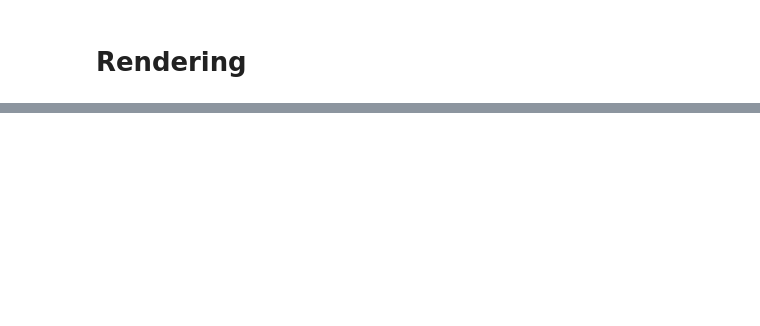
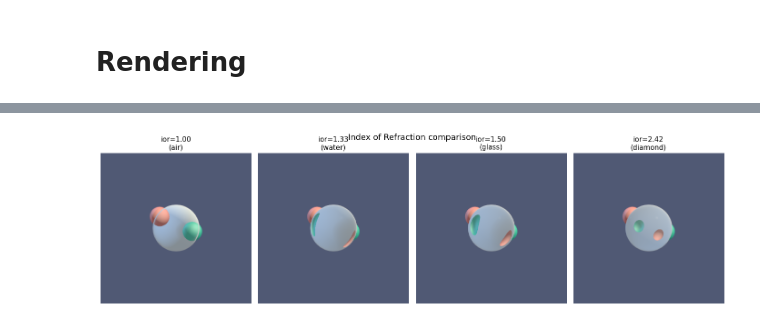
Before and after one commit to andrinr/jaxcad, a Jupyter notebook: examples/render.ipynb, the cells around one changed output, grey strips where cells are left out. Cells and saved outputs as stored; diff of their text form; code cells hidden in the pictures; blank space fills up the shorter version.

```diff
--- a/examples/render.ipynb
+++ b/examples/render.ipynb
@@ -189,8 +196,8 @@ Both renderers on the same scene for comparison.
 # %%
 scene = Union(
     (
-        Translate(Sphere(radius=0.8), offset=jnp.array([-0.9, 0.0, 0.0])),
-        Translate(Sphere(radius=0.8), offset=jnp.array([0.9, 0.0, 0.0])),
+        Translate(Sphere(radius=0.8, material=M["blue"]), offset=jnp.array([-0.9, 0.0, 0.0])),
+        Translate(Sphere(radius=0.8, material=M["red"]), offset=jnp.array([0.9, 0.0, 0.0])),
     ),
     smoothness=0.3,
 )
@@ -202,7 +209,11 @@ ax1 = fig.add_subplot(121)
 render_raymarched(
     scene,
     camera_pos=jnp.array([3.0, 2.0, 4.0]),
+    light_dirs=jnp.array([[1.5, 2.0, 1.5], [-1.0, 0.4, -0.5]]),
+    light_colors=jnp.array([[1.0, 0.90, 0.70], [0.20, 0.30, 0.60]]),
+    background_color=bg,
     resolution=(350, 350),
+    aa_samples=2,
     ax=ax1,
     title="Sphere tracing",
 )
@@ -214,7 +225,7 @@ render_marching_cubes(
     bounds=(-2.5, -2.5, -2.5),
     size=(5, 5, 5),
     resolution=60,
-    color="#5C69FF",
+    color="#3A82F5",
     alpha=0.85,
     ax=ax2,
     title="Marching cubes",
@@ -227,0 +248,57 @@ plt.show()
+# %%
+red_ball = Translate(Sphere(radius=0.65, material=M["red"]), offset=jnp.array([-1.1, 0.5, -3.0]))
+green_ball = Translate(
+    Sphere(radius=0.65, material=M["green"]), offset=jnp.array([1.1, -0.5, -3.0])
+)
+
+cam_glass = jnp.array([0.0, 0.5, 5.5])
+look_glass = jnp.array([0.0, 0.0, 0.0])
+lights_g = jnp.array([[1.5, 2.0, 1.0], [-1.0, 0.5, -0.8]])
+lcolors_g = jnp.array([[1.0, 0.90, 0.70], [0.20, 0.35, 0.60]])
+
+
+def render_glass(ior, res=300):
+    scene = Union(
+        (
+            Sphere(
+                radius=1.0,
+                material=Material(color=[0.92, 0.97, 1.0], roughness=0.05, opacity=0.04, ior=ior),
+            ),
+            red_ball,
+            green_ball,
+        ),
+        smoothness=0.0,
+    )
+    return raymarch(
+        scene,
+        camera_pos=cam_glass,
+        look_at=look_glass,
+        light_dirs=lights_g,
+        light_colors=lcolors_g,
+        resolution=(res, res),
+        background_color=bg,
+        refract_steps=48,
+        max_steps=80,
+        aa_samples=2,
+        ambient=0.04,
+    )
+
+
+ior_cases = [
+    (1.00, "ior=1.00\n(air)"),
+    (1.33, "ior=1.33\n(water)"),
+    (1.50, "ior=1.50\n(glass)"),
+    (2.42, "ior=2.42\n(diamond)"),
+]
+
+fig, axes = plt.subplots(1, 4, figsize=(14, 4))
+for ax, (ior, label) in zip(axes, ior_cases):
+    ax.imshow(render_glass(ior), vmin=0, vmax=1)
+    ax.axis("off")
+    ax.set_title(label, fontsize=11)
+
+plt.suptitle("Index of Refraction comparison", fontsize=13)
+plt.tight_layout()
+plt.show()
+# %% [output]
+[figure, added]
```
Also changed, not shown: parts of 17 cells of this notebook, 30 other files.
